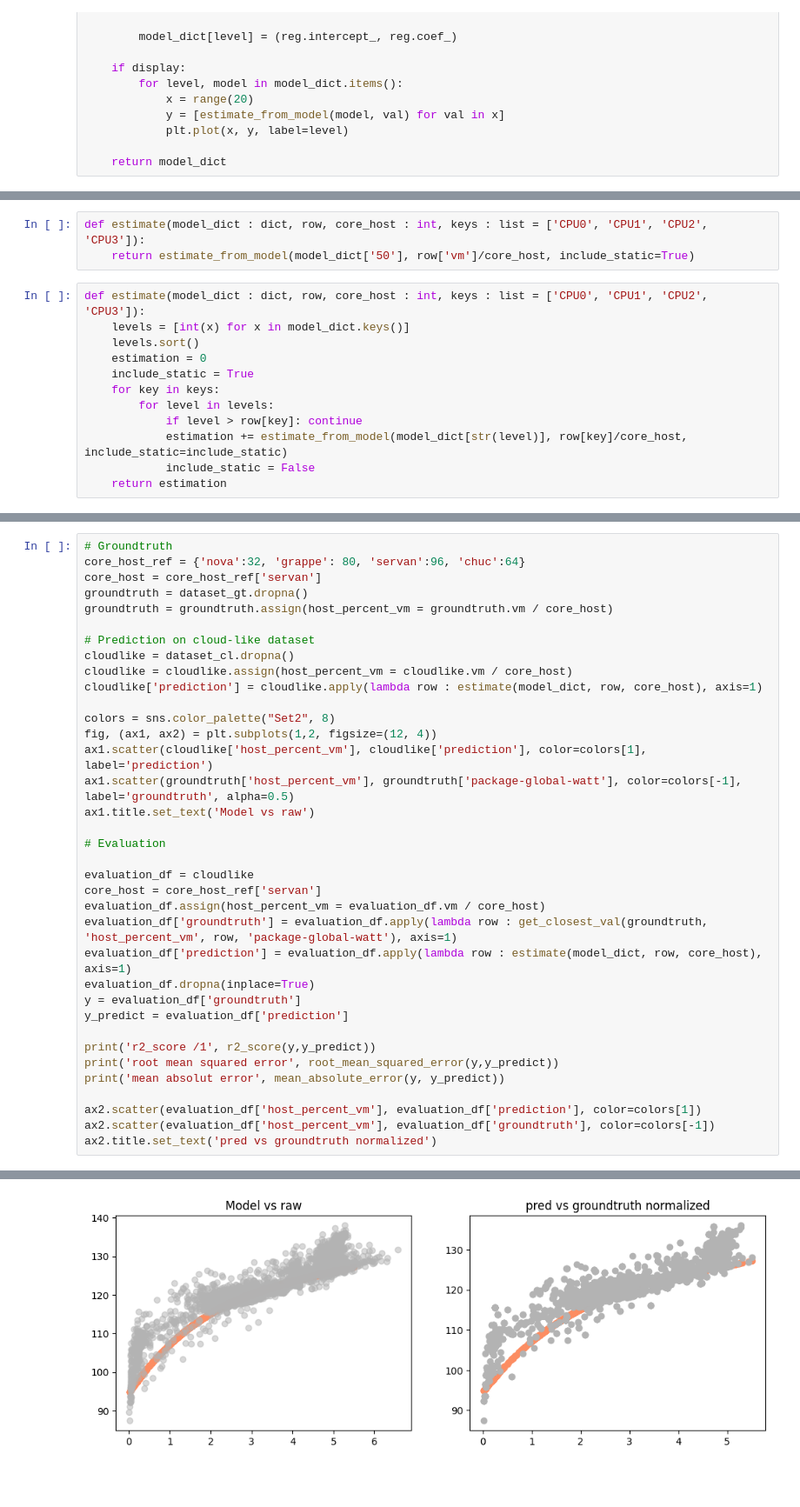
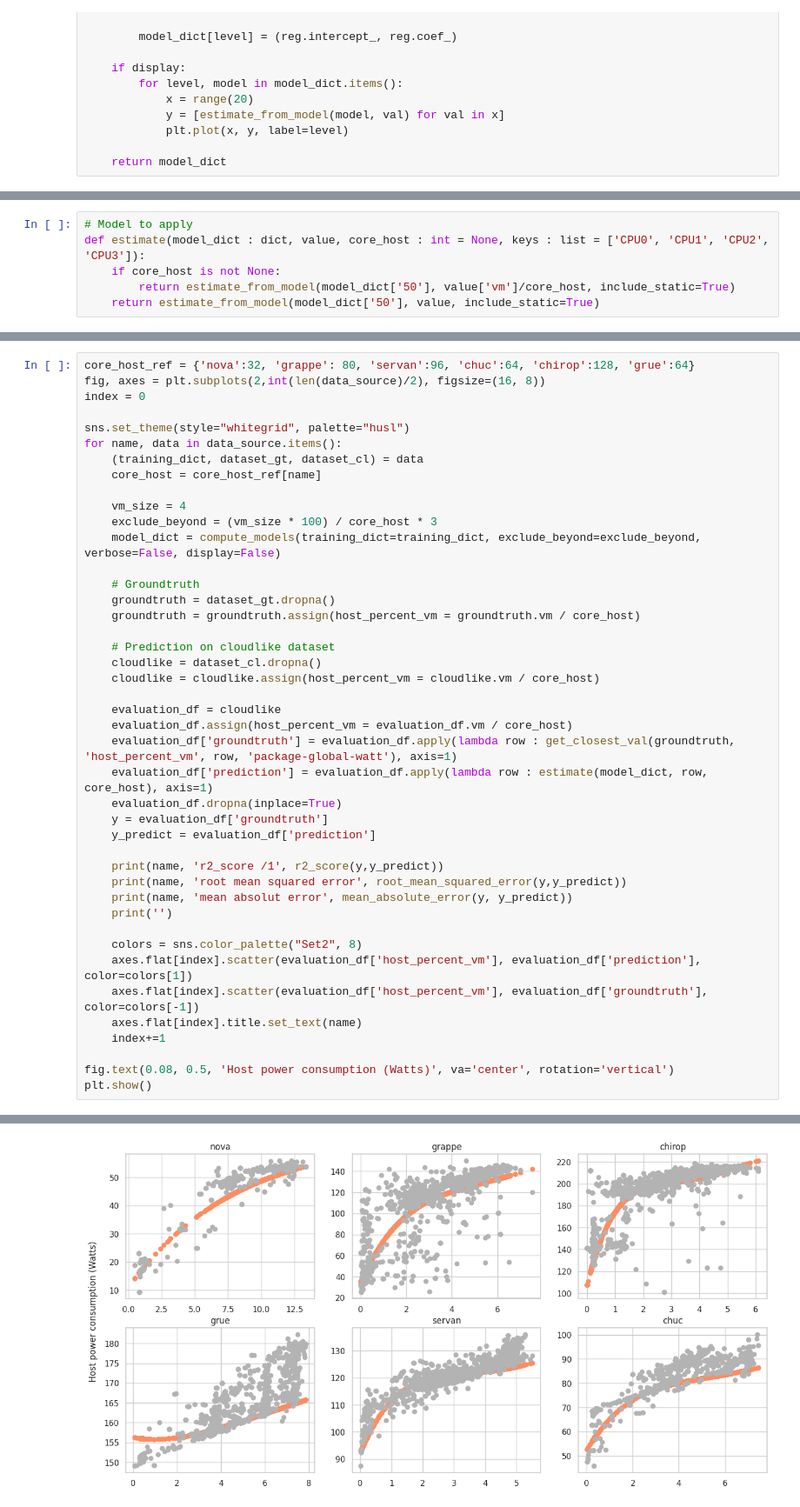
Before and after one commit to jacquetpi/cinergy-models, a Jupyter notebook: notebooks/models.ipynb, the cells around one changed output, grey strips where cells are left out. Shown at 87% size. Cells and saved outputs as stored; diff of their text form; blank space fills up the shorter version.

```diff
--- a/notebooks/models.ipynb
+++ b/notebooks/models.ipynb
@@ -120,15 +216,6 @@ model_dict = compute_models(training_dict=training_dict, exclude_beyond=20, verb
 # %%
-def estimate(model_dict : dict, row, core_host : int, keys : list = ['CPU0', 'CPU1', 'CPU2', 'CPU3']):
-    return estimate_from_model(model_dict['50'], row['vm']/core_host, include_static=True)
+# Model to apply
+def estimate(model_dict : dict, value, core_host : int = None, keys : list = ['CPU0', 'CPU1', 'CPU2', 'CPU3']):
+    if core_host is not None:
+        return estimate_from_model(model_dict['50'], value['vm']/core_host, include_static=True)
+    return estimate_from_model(model_dict['50'], value, include_static=True)
-# %%
-def estimate(model_dict : dict, row, core_host : int, keys : list = ['CPU0', 'CPU1', 'CPU2', 'CPU3']):
-    levels = [int(x) for x in model_dict.keys()]
-    levels.sort()
-    estimation = 0
-    include_static = True
-    for key in keys:
-        for level in levels:
-            if level > row[key]: continue
-            estimation += estimate_from_model(model_dict[str(level)], row[key]/core_host, include_static=include_static)
-            include_static = False
-    return estimation
@@ -135,37 +302,44 @@ def estimate(model_dict : dict, row, core_host : int, keys : list = ['CPU0', 'CP
 # %%
-# Groundtruth
-core_host_ref = {'nova':32, 'grappe': 80, 'servan':96, 'chuc':64}
-core_host = core_host_ref['servan']
-groundtruth = dataset_gt.dropna()
-groundtruth = groundtruth.assign(host_percent_vm = groundtruth.vm / core_host)
+core_host_ref = {'nova':32, 'grappe': 80, 'servan':96, 'chuc':64, 'chirop':128, 'grue':64}
+fig, axes = plt.subplots(2,int(len(data_source)/2), figsize=(16, 8))
+index = 0
 
-# Prediction on cloud-like dataset
-cloudlike = dataset_cl.dropna()
-cloudlike = cloudlike.assign(host_percent_vm = cloudlike.vm / core_host)
-cloudlike['prediction'] = cloudlike.apply(lambda row : estimate(model_dict, row, core_host), axis=1)
+sns.set_theme(style="whitegrid", palette="husl")
+for name, data in data_source.items():
+    (training_dict, dataset_gt, dataset_cl) = data
+    core_host = core_host_ref[name]
 
-colors = sns.color_palette("Set2", 8)
-fig, (ax1, ax2) = plt.subplots(1,2, figsize=(12, 4))
-ax1.scatter(cloudlike['host_percent_vm'], cloudlike['prediction'], color=colors[1], label='prediction')
-ax1.scatter(groundtruth['host_percent_vm'], groundtruth['package-global-watt'], color=colors[-1], label='groundtruth', alpha=0.5)
-ax1.title.set_text('Model vs raw')
+    vm_size = 4
+    exclude_beyond = (vm_size * 100) / core_host * 3
+    model_dict = compute_models(training_dict=training_dict, exclude_beyond=exclude_beyond, verbose=False, display=False)
 
-# Evaluation
+    # Groundtruth
+    groundtruth = dataset_gt.dropna()
+    groundtruth = groundtruth.assign(host_percent_vm = groundtruth.vm / core_host)
 
-evaluation_df = cloudlike
-core_host = core_host_ref['servan']
-evaluation_df.assign(host_percent_vm = evaluation_df.vm / core_host)
-evaluation_df['groundtruth'] = evaluation_df.apply(lambda row : get_closest_val(groundtruth, 'host_percent_vm', row, 'package-global-watt'), axis=1)
-evaluation_df['prediction'] = evaluation_df.apply(lambda row : estimate(model_dict, row, core_host), axis=1)
-evaluation_df.dropna(inplace=True)
-y = evaluation_df['groundtruth']
-y_predict = evaluation_df['prediction']
+    # Prediction on cloudlike dataset
+    cloudlike = dataset_cl.dropna()
+    cloudlike = cloudlike.assign(host_percent_vm = cloudlike.vm / core_host)
 
-print('r2_score /1', r2_score(y,y_predict))
-print('root mean squared error', root_mean_squared_error(y,y_predict))
-print('mean absolut error', mean_absolute_error(y, y_predict))
+    evaluation_df = cloudlike
+    evaluation_df.assign(host_percent_vm = evaluation_df.vm / core_host)
+    evaluation_df['groundtruth'] = evaluation_df.apply(lambda row : get_closest_val(groundtruth, 'host_percent_vm', row, 'package-global-watt'), axis=1)
+    evaluation_df['prediction'] = evaluation_df.apply(lambda row : estimate(model_dict, row, core_host), axis=1)
+    evaluation_df.dropna(inplace=True)
+    y = evaluation_df['groundtruth']
+    y_predict = evaluation_df['prediction']
 
-ax2.scatter(evaluation_df['host_percent_vm'], evaluation_df['prediction'], color=colors[1])
-ax2.scatter(evaluation_df['host_percent_vm'], evaluation_df['groundtruth'], color=colors[-1])
-ax2.title.set_text('pred vs groundtruth normalized')
+    print(name, 'r2_score /1', r2_score(y,y_predict))
+    print(name, 'root mean squared error', root_mean_squared_error(y,y_predict))
+    print(name, 'mean absolut error', mean_absolute_error(y, y_predict))
+    print('')
+
+    colors = sns.color_palette("Set2", 8)
+    axes.flat[index].scatter(evaluation_df['host_percent_vm'], evaluation_df['prediction'], color=colors[1])
+    axes.flat[index].scatter(evaluation_df['host_percent_vm'], evaluation_df['groundtruth'], color=colors[-1])
+    axes.flat[index].title.set_text(name)
+    index+=1
+
+fig.text(0.08, 0.5, 'Host power consumption (Watts)', va='center', rotation='vertical')
+plt.show()
 # %% [output]
@@ -175 +363 @@ mean absolut error 2.9086701693411405
-[figure, old version]
+[figure, new version]
```
Also changed, not shown: parts of 21 cells of this notebook, 2 other files.
